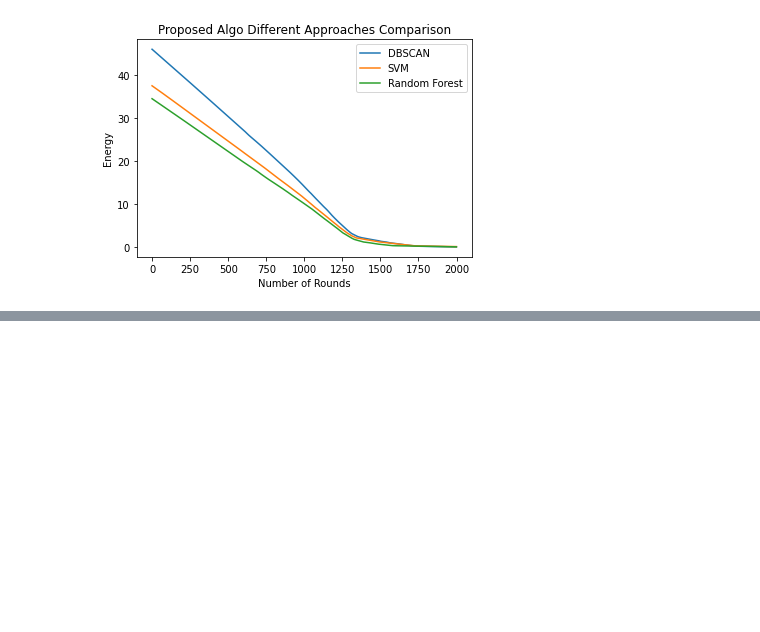
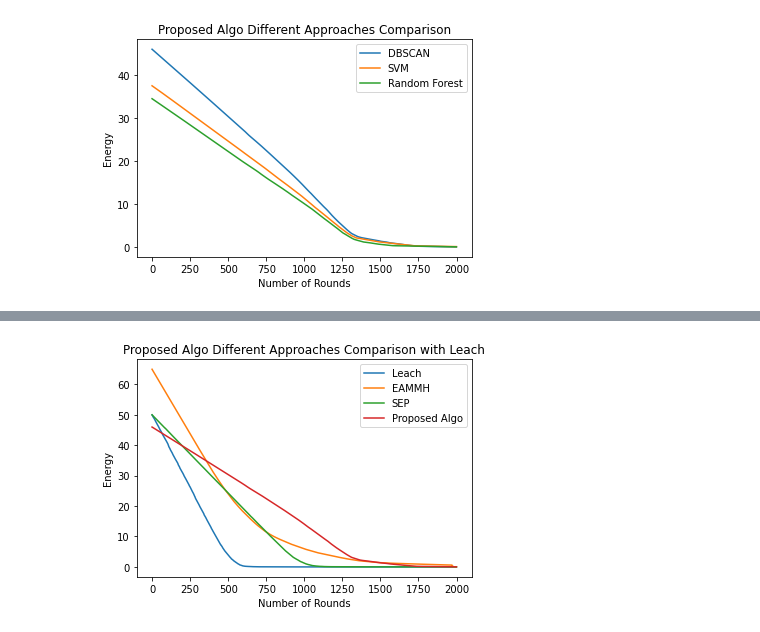
Before and after one commit to goyalgitesh/ResearchWorkWSN, a Jupyter notebook: ImplementedGWO/graphs.ipynb, the cells around one changed output, grey strips where cells are left out. Cells and saved outputs as stored; diff of their text form; code cells hidden in the pictures; blank space fills up the shorter version.

```diff
--- a/ImplementedGWO/graphs.ipynb
+++ b/ImplementedGWO/graphs.ipynb
@@ -220,0 +252,17 @@ plt.show()
+# %%
+# Energy Graph at 0.5 J with Leach
+xr = np.arange(0,2000,1)
+plt.plot(xr,EnergyLeach,label='Leach')
+plt.plot(xr,EnergyEAMMH,label='EAMMH')
+plt.plot(xr,EnergySEP,label='SEP')
+plt.plot(xr,EnergyDB,label='Proposed Algo')
+#plt.plot(xr,EnergySVM,label='SVM')
+#plt.plot(xr,EnergyRand,label='Random Forest')
+#plt.plot(xr,DeadNodesRand1,label='Random Forest')
+plt.xlabel('Number of Rounds')
+plt.ylabel('Energy')
+plt.title('Proposed Algo Different Approaches Comparison with Leach')
+plt.legend()
+plt.show()
+# %% [output]
+[figure, added]
```
Also changed, not shown: parts of 6 cells of this notebook, 8 other files.
